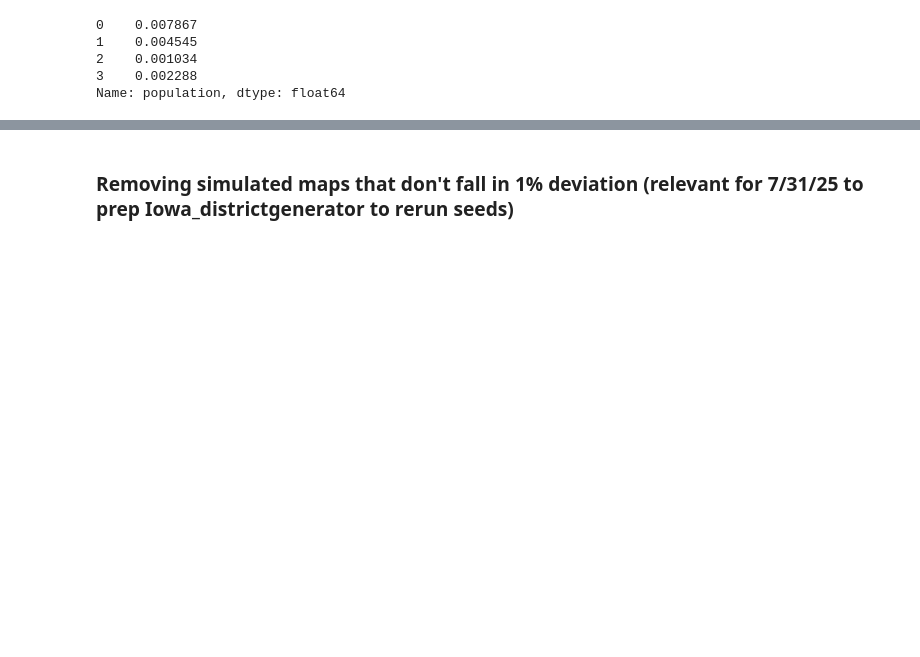
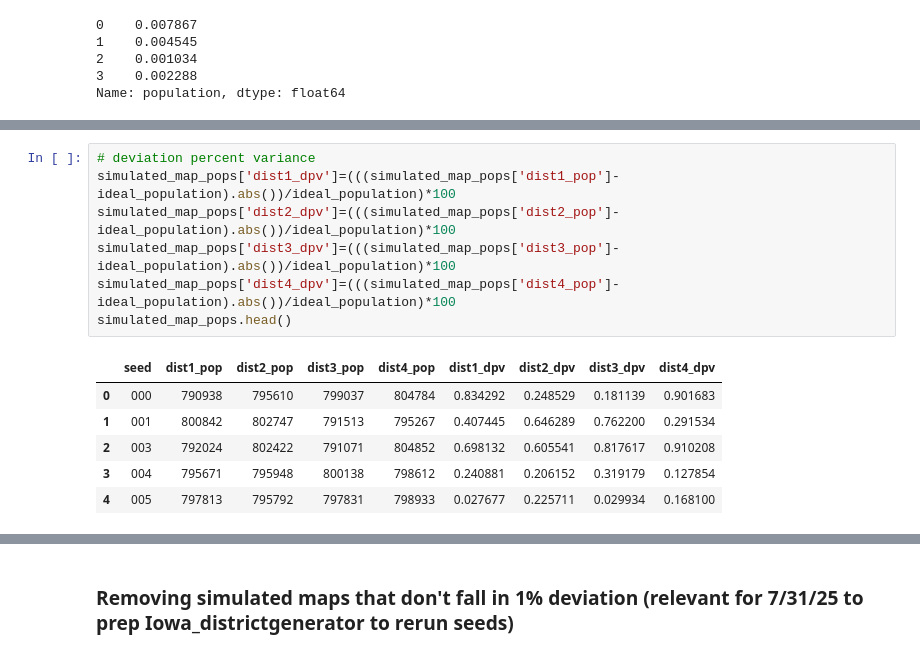
Before and after one commit to stefaniegwangphd/ia-redistricting, a Jupyter notebook: simulation_map_analysis.ipynb, the cells around one changed output, grey strips where cells are left out. Drawn from its saved outputs; the diff is of its cells as text; blank space fills up the shorter version.

```diff
--- a/simulation_map_analysis.ipynb
+++ b/simulation_map_analysis.ipynb
@@ -390,0 +409,14 @@ mean population deviation for the alternate map is 0.003933714250608628
+# %%
+# deviation percent variance
+simulated_map_pops['dist1_dpv']=(((simulated_map_pops['dist1_pop']-ideal_population).abs())/ideal_population)*100
+simulated_map_pops['dist2_dpv']=(((simulated_map_pops['dist2_pop']-ideal_population).abs())/ideal_population)*100
+simulated_map_pops['dist3_dpv']=(((simulated_map_pops['dist3_pop']-ideal_population).abs())/ideal_population)*100
+simulated_map_pops['dist4_dpv']=(((simulated_map_pops['dist4_pop']-ideal_population).abs())/ideal_population)*100
+simulated_map_pops.head()
+# %% [output]
+|  | seed | dist1_pop | dist2_pop | dist3_pop | dist4_pop | dist1_dpv | dist2_dpv | dist3_dpv | dist4_dpv |
+| 0 | 000 | 790938 | 795610 | 799037 | 804784 | 0.834292 | 0.248529 | 0.181139 | 0.901683 |
+| 1 | 001 | 800842 | 802747 | 791513 | 795267 | 0.407445 | 0.646289 | 0.762200 | 0.291534 |
+| 2 | 003 | 792024 | 802422 | 791071 | 804852 | 0.698132 | 0.605541 | 0.817617 | 0.910208 |
+| 3 | 004 | 795671 | 795948 | 800138 | 798612 | 0.240881 | 0.206152 | 0.319179 | 0.127854 |
+| 4 | 005 | 797813 | 795792 | 797831 | 798933 | 0.027677 | 0.225711 | 0.029934 | 0.168100 |
```
Also changed, not shown: parts of 5 cells of this notebook, 1 other file.
